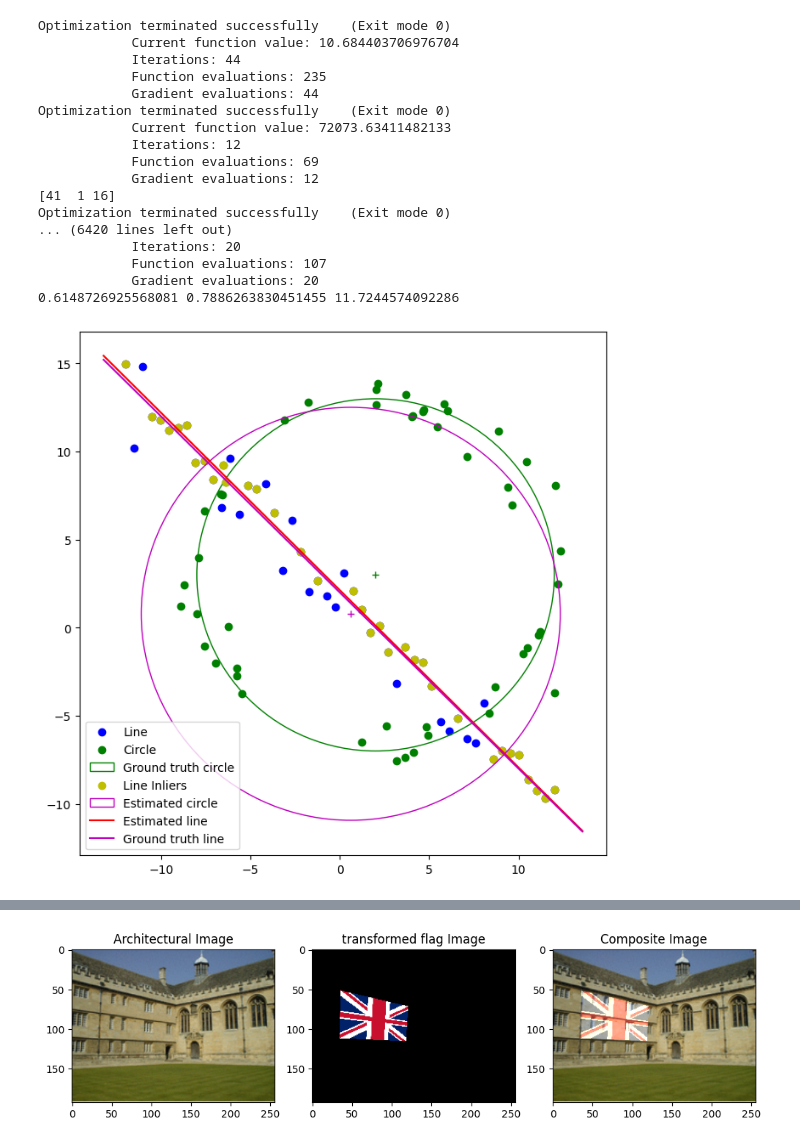
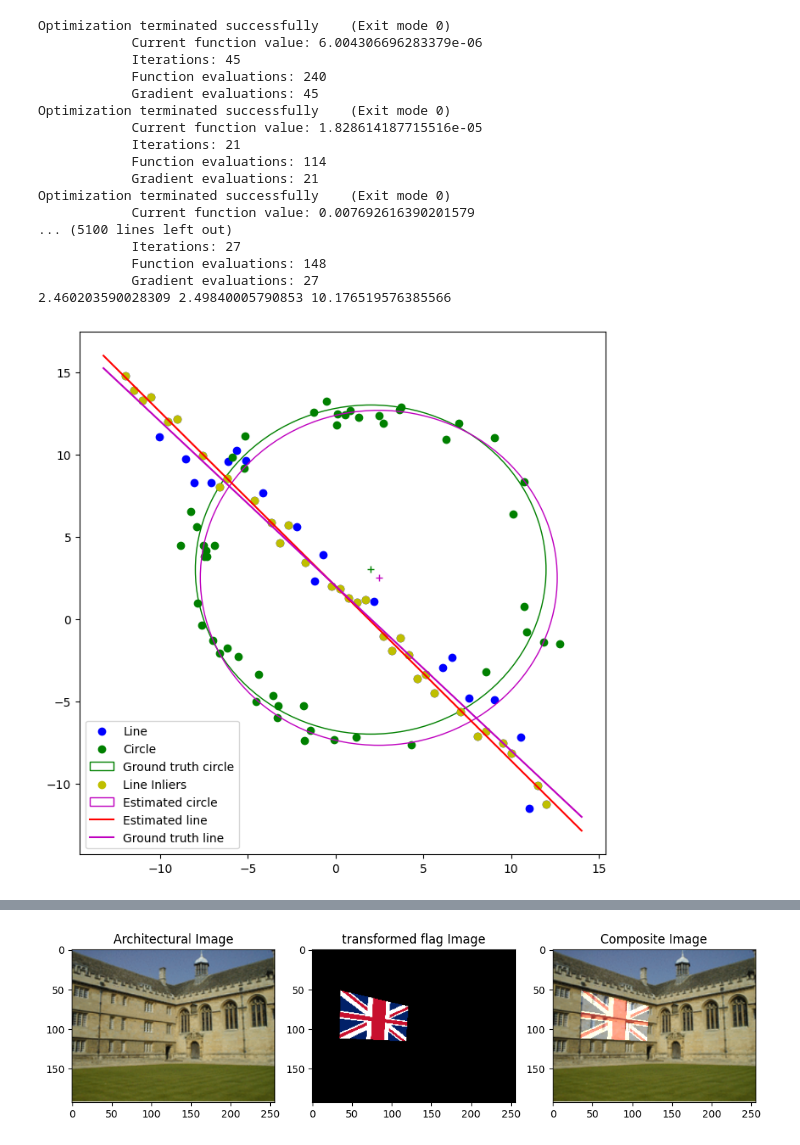
Before and after one commit to Pabadhi/ML_assignment2, a Jupyter notebook: ass2_1.ipynb, the cells around one changed output, grey strips where cells are left out. Cells and saved outputs as stored; diff of their text form; code cells hidden in the pictures.

```diff
--- a/ass2_1.ipynb
+++ b/ass2_1.ipynb
@@ -90,7 +90,7 @@ def ransac_line(X, t, iter, in_t):
     for i in range(iter):
         # Randomly sample 2 points
         indices = np.random.choice(n, 2, replace=False)
-        x0 = [1, 1, 1]
+        x0 = [1, 1, 0]
         res = minimize(fun=line_tls, args=indices, x0=x0, tol=1e-6, constraints=cons, options={'disp': True})
         # Compute consensus
         inliers = consensus_line(X, res.x, t)  # Use res.x here instead of res.X
@@ -111,7 +111,8 @@ def ransac_line(X, t, iter, in_t):
 
 
 
-best_a, best_b, best_d, best_inliers_line, best_sample_line, res_only_with_sample = ransac_line(X, 0.7, 300, 0.33 * X.shape[0])
+best_a, best_b, best_d, best_inliers_line, best_sample_line, res_only_with_sample = ransac_line(X, 0.63, 500, 0.32 * X.shape[0])
+print(best_inliers_line.shape)
 
 
 fig, ax = plt.subplots(1, 1, figsize=(8, 8))
@@ -153,22 +154,19 @@ Optimization terminated successfully    (Exit mode 0)
 # %%
-all_indices = np.arange(len(X))
-remaining_indices = np.setdiff1d(all_indices, best_inliers_line)
-remaining_points = X[remaining_indices]
+#all_indices = np.arange(len(X))
+#remaining_indices = np.setdiff1d(all_indices, best_inliers_line)
+remaining_points=X
+if best_inliers_line is not None:
+    remaining_points= remaining_points[best_inliers_line, :]
 
 
-def circle_consensus(data, model, threshold_inside, threshold_outside):
+
+def circle_consensus(data, model,t):
     # Calculate the Euclidean distance between data points and the circle's center
     center_x, center_y, radius = model
     distances = np.sqrt((data[:, 0] - center_x)**2 + (data[:, 1] - center_y)**2)
 
     # Check if the distances are within the threshold_inside for inside points
-    inside_inliers = distances < threshold_inside
-
-    # Check if the distances are within the threshold_outside for outside points
-    outside_inliers = distances >= radius - threshold_outside
-
-    # Combine the inside and outside inliers
-    inliers = inside_inliers | outside_inliers
+    inliers = np.abs(distances - radius) < t
 
     return inliers
 
@@ -177,11 +175,12 @@ def circle_consensus(data, model, threshold_inside, threshold_outside):
 def circle_tls(x, indices, remaining_points):
     x_center, y_center, r = x[0], x[1], x[2]
     # Calculate the squared differences between the distances and the circle's radius
-    squared_errors = (remaining_points[indices, 0] - x_center)**2 + (remaining_points[indices, 1] - y_center)**2 - r**2
+    squared_errors = np.sqrt((remaining_points[indices, 0] - x_center)**2 + (remaining_points[indices, 1] - y_center)**2 )
     # Return the sum of squared errors
-    return np.sum(np.square(squared_errors))
+    return np.sum(np.abs(squared_errors-r))
 
-
+distance_treshold=0.4
+con_c={'type': 'ineq', 'fun': lambda x: x[2] - distance_treshold}
 def ransac_circle(X, t, iter, in_t):
     n = X.shape[0]
     best_error = np.inf
@@ -193,14 +192,14 @@ def ransac_circle(X, t, iter, in_t):
         # Randomly sample 3 points
         indices = np.random.choice(n, 3, replace=False)
         x0 = [1, 1, 1]
-        res = minimize(fun=circle_tls, args=(indices,X), x0=x0, tol=1e-6, constraints=cons, options={'disp': True})
+        res = minimize(fun=circle_tls, args=(indices,X), x0=x0, tol=1e-6, constraints=con_c, options={'disp': True})
         # Compute consensus
-        inliers = circle_consensus(X, res.x, t, t)  # Use res.x here instead of res.X
+        inliers = circle_consensus(X, res.x, t)  # Use res.x here instead of res.X
         # Compute number of inliers
         n_inliers = np.sum(inliers)
         if n_inliers > in_t:
             x0 = res.x
-            res = minimize(fun=circle_tls, args=(inliers,X), x0=x0, tol=1e-6, constraints=cons, options={'disp': True})
+            res = minimize(fun=circle_tls, args=(inliers,X), x0=x0, tol=1e-6, constraints=con_c, options={'disp': True})
             if res.fun < best_error:
                 best_error = res.fun
                 best_inliers_circle = inliers
@@ -213,7 +212,7 @@ def ransac_circle(X, t, iter, in_t):
 
 
 
-best_x_center, best_y_center, best_r, best_inliers_circle, best_sample_circle, res_only_with_sample = ransac_circle(X_circ, 0.1, 1000, 0.3 * X.shape[0])
+best_x_center, best_y_center, best_r, best_inliers_circle, best_sample_circle, res_only_with_sample = ransac_circle(X_circ, distance_treshold, 1000, 0.7 * remaining_points.shape[0])
 print(best_x_center, best_y_center, best_r)
 fig, ax = plt.subplots(1, 1, figsize=(8, 8))
 
@@ -228,45 +227,45 @@ ax.plot(x0_gt, y0_gt, '+', color='g')
 
 # Inliers for line
 ax.scatter(X[best_inliers_line, 0], X[best_inliers_line, 1], color='y', label='Line Inliers')
 
 # Inliers for circle
 #ax.scatter(remaining_points[best_inliers_circle, 0], remaining_points[best_inliers_circle, 1], color='r', label='Circle Inliers')
 
 # Estimated circle
 circle_est = plt.Circle((best_x_center, best_y_center), best_r, color='m', fill=False, label='Estimated circle')
 
 ax.add_patch(circle_est)
 ax.plot(best_x_center, best_y_center, '+', color='m')
 
 # Estimated line
 x_min, x_max = ax.get_xlim()
 x_ = np.array([x_min, x_max])
 y_ = m * x_ + b
 y_est = (-best_a / best_b) * x_ + best_d / best_b
 plt.plot(x_, y_est, color='r', label='Estimated line')
 
 # Ground truth line
 plt.plot(x_, y_, color='m', label='Ground truth line')
 
 # Legend
 plt.legend()
 plt.show()
 # %% [output]
 Optimization terminated successfully    (Exit mode 0)
-            Current function value: 10.684403706976704
-            Iterations: 44
-            Function evaluations: 235
-            Gradient evaluations: 44
+            Current function value: 6.004306696283379e-06
+            Iterations: 45
+            Function evaluations: 240
+            Gradient evaluations: 45
 Optimization terminated successfully    (Exit mode 0)
-            Current function value: 72073.63411482133
-            Iterations: 12
-            Function evaluations: 69
-            Gradient evaluations: 12
-[41  1 16]
+            Current function value: 1.828614187715516e-05
+            Iterations: 21
+            Function evaluations: 114
+            Gradient evaluations: 21
 Optimization terminated successfully    (Exit mode 0)
-... (6420 lines left out)
-            Iterations: 20
-            Function evaluations: 107
-            Gradient evaluations: 20
-0.6148726925568081 0.7886263830451455 11.7244574092286
+            Current function value: 0.007692616390201579
+... (5100 lines left out)
+            Iterations: 27
+            Function evaluations: 148
+            Gradient evaluations: 27
+2.460203590028309 2.49840005790853 10.176519576385566
-[figure, old version]
+[figure, new version]
```
Also changed, not shown: parts of 8 cells of this notebook.
